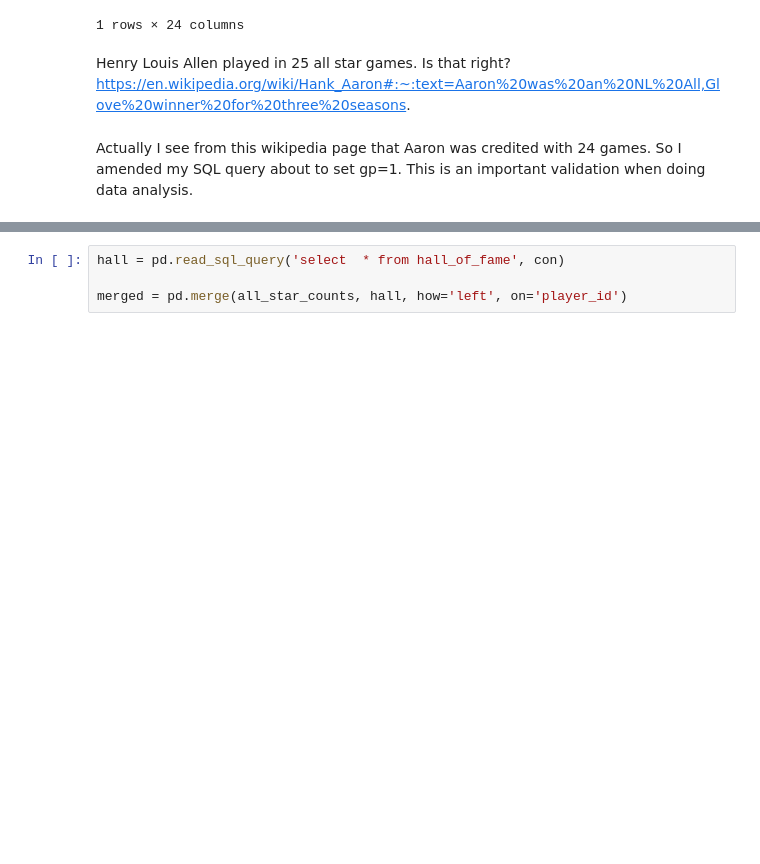
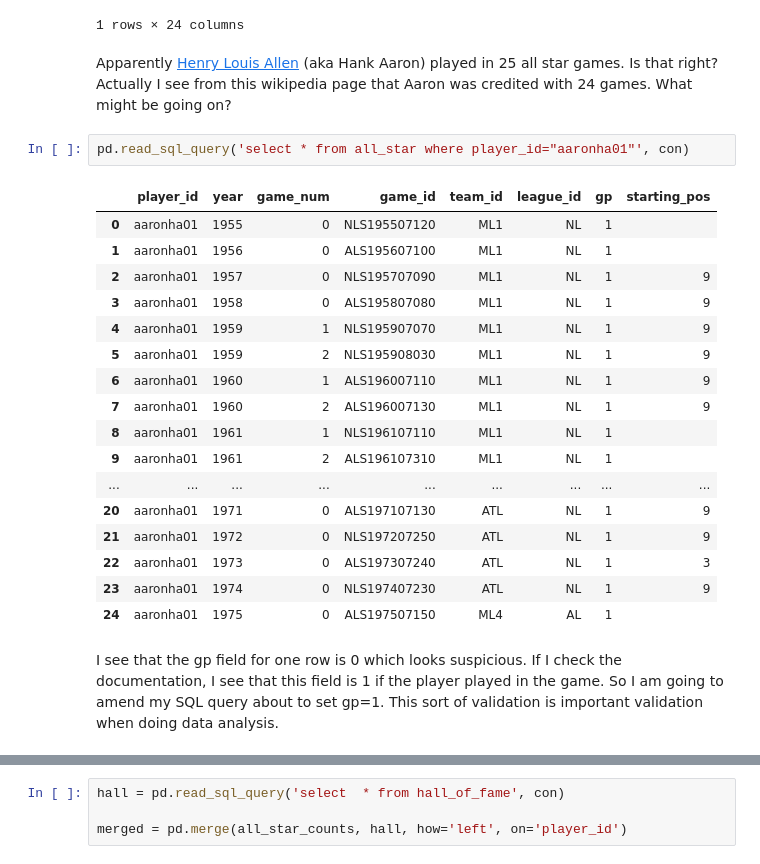
Before and after one commit to AbeHandler/everything, a Jupyter notebook: teaching/3401fall2020/week5/Module-4.2-Relational_data_applications.ipynb, the cells around one changed output, grey strips where cells are left out. Cells and saved outputs as stored; diff of their text form; blank space fills up the shorter version.

```diff
--- a/teaching/3401fall2020/week5/Module-4.2-Relational_data_applications.ipynb
+++ b/teaching/3401fall2020/week5/Module-4.2-Relational_data_applications.ipynb
@@ -116,7 +134,27 @@ pd.read_sql_query('select * from player where player_id = "aaronha01"', con)
 |  | player_id | birth_year | birth_month | birth_day | birth_country | birth_state | birth_city | death_year | ... |
 | 0 | aaronha01 | 1934 | 2 | 5 | USA | AL | Mobile |  | ... |
 1 rows × 24 columns
-# %% [markdown]
-Henry Louis Allen played in 25 all star games. Is that right? https://en.wikipedia.org/wiki/Hank_Aaron#:~:text=Aaron%20was%20an%20NL%20All,Glove%20winner%20for%20three%20seasons.
+# %% [markdown]
+Apparently [Henry Louis Allen](https://en.wikipedia.org/wiki/Hank_Aaron) (aka Hank Aaron) played in 25 all star games. Is that right? Actually I see from this wikipedia page that Aaron was credited with 24 games. What might be going on?
+# %%
+pd.read_sql_query('select * from all_star where player_id="aaronha01"', con)
+# %% [output]
+|  | player_id | year | game_num | game_id | team_id | league_id | gp | starting_pos |
+| 0 | aaronha01 | 1955 | 0 | NLS195507120 | ML1 | NL | 1 |  |
+| 1 | aaronha01 | 1956 | 0 | ALS195607100 | ML1 | NL | 1 |  |
+| 2 | aaronha01 | 1957 | 0 | NLS195707090 | ML1 | NL | 1 | 9 |
+| 3 | aaronha01 | 1958 | 0 | ALS195807080 | ML1 | NL | 1 | 9 |
+| 4 | aaronha01 | 1959 | 1 | NLS195907070 | ML1 | NL | 1 | 9 |
+| 5 | aaronha01 | 1959 | 2 | NLS195908030 | ML1 | NL | 1 | 9 |
+| 6 | aaronha01 | 1960 | 1 | ALS196007110 | ML1 | NL | 1 | 9 |
+| 7 | aaronha01 | 1960 | 2 | ALS196007130 | ML1 | NL | 1 | 9 |
+| 8 | aaronha01 | 1961 | 1 | NLS196107110 | ML1 | NL | 1 |  |
+| 9 | aaronha01 | 1961 | 2 | ALS196107310 | ML1 | NL | 1 |  |
+| ... | ... | ... | ... | ... | ... | ... | ... | ... |
+| 20 | aaronha01 | 1971 | 0 | ALS197107130 | ATL | NL | 1 | 9 |
+| 21 | aaronha01 | 1972 | 0 | NLS197207250 | ATL | NL | 1 | 9 |
+| 22 | aaronha01 | 1973 | 0 | ALS197307240 | ATL | NL | 1 | 3 |
+| 23 | aaronha01 | 1974 | 0 | NLS197407230 | ATL | NL | 1 | 9 |
+| 24 | aaronha01 | 1975 | 0 | ALS197507150 | ML4 | AL | 1 |  |
 # %% [markdown]
-Actually I see from this wikipedia page that Aaron was credited with 24 games. So I amended my SQL query about to set gp=1. This is an important validation when doing data analysis.
+I see that the gp field for one row is 0 which looks suspicious. If I check the documentation, I see that this field is 1 if the player played in the game. So I am going to amend my SQL query about to set gp=1. This sort of validation is important validation when doing data analysis.
```
Also changed, not shown: parts of 6 cells of this notebook.
